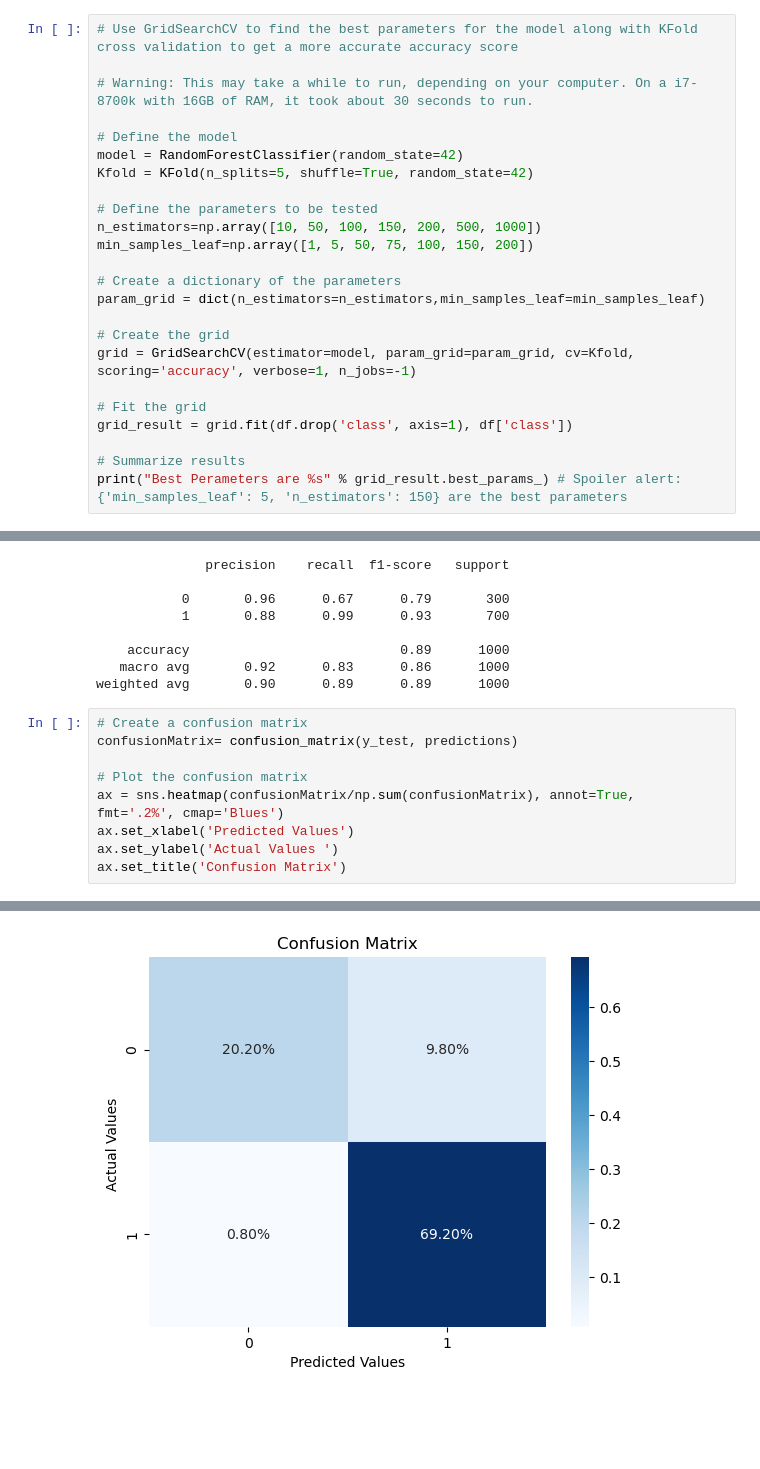
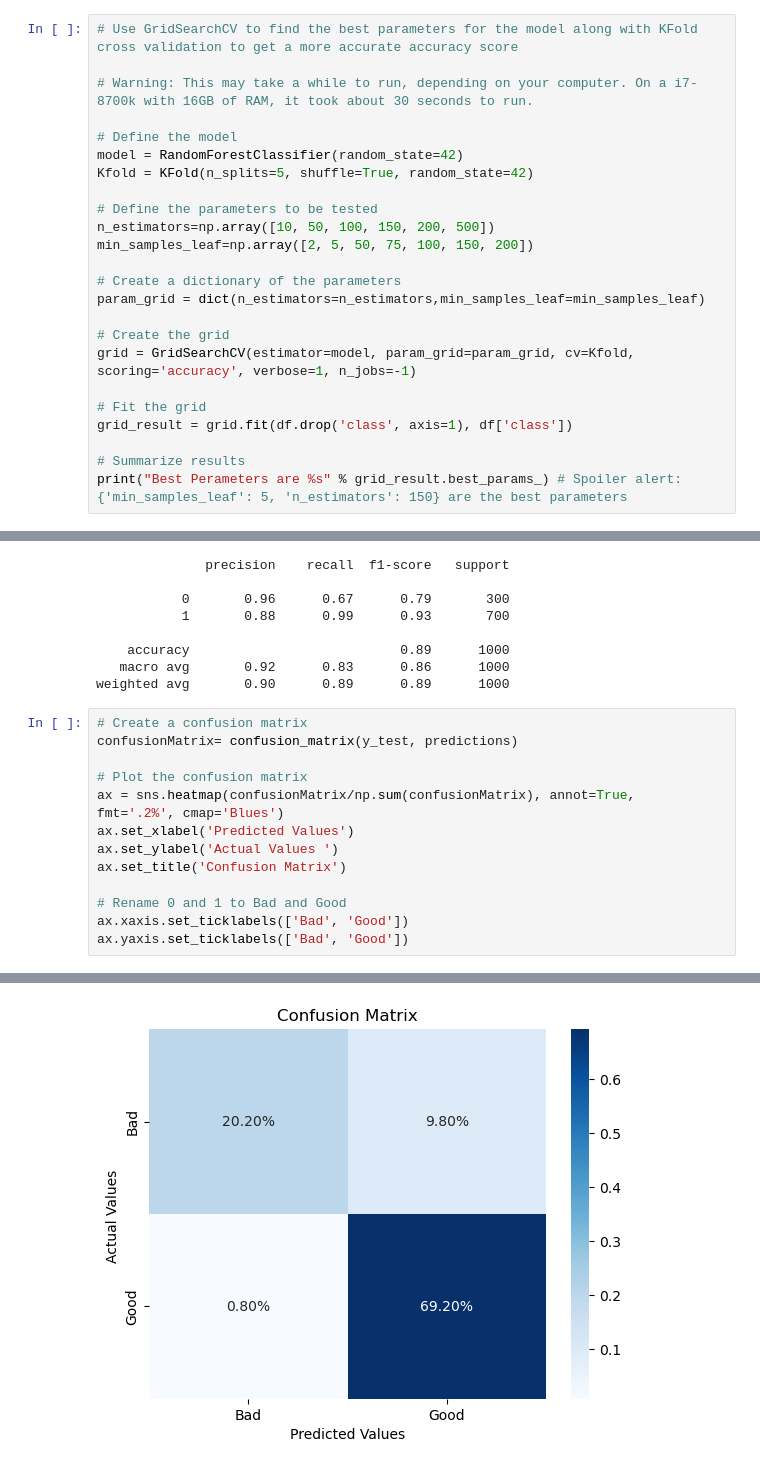
Before and after one commit to ajayvarghese2000/22WSD074-Machine-Learning-Principles-CW2, a Jupyter notebook: code.ipynb, the cells around one changed output, grey strips where cells are left out. Cells and saved outputs as stored; diff of their text form; blank space fills up the shorter version.

```diff
--- a/code.ipynb
+++ b/code.ipynb
@@ -1306,8 +1310,8 @@ model = RandomForestClassifier(random_state=42)
 Kfold = KFold(n_splits=5, shuffle=True, random_state=42)
 
 # Define the parameters to be tested
-n_estimators=np.array([10, 50, 100, 150, 200, 500, 1000])
-min_samples_leaf=np.array([1, 5, 50, 75, 100, 150, 200])
+n_estimators=np.array([10, 50, 100, 150, 200, 500])
+min_samples_leaf=np.array([2, 5, 50, 75, 100, 150, 200])
 
 # Create a dictionary of the parameters
 param_grid = dict(n_estimators=n_estimators,min_samples_leaf=min_samples_leaf)
@@ -1359,4 +1365,8 @@ ax = sns.heatmap(confusionMatrix/np.sum(confusionMatrix), annot=True,  fmt='.2%'
 ax.set_xlabel('Predicted Values')
 ax.set_ylabel('Actual Values ')
 ax.set_title('Confusion Matrix')
+
+# Rename 0 and 1 to Bad and Good
+ax.xaxis.set_ticklabels(['Bad', 'Good'])
+ax.yaxis.set_ticklabels(['Bad', 'Good'])
 # %% [output]
@@ -1364 +1374 @@ Text(0.5, 1.0, 'Confusion Matrix')
-[figure, old version]
+[figure, new version]
```
Also changed, not shown: parts of 22 cells of this notebook.
